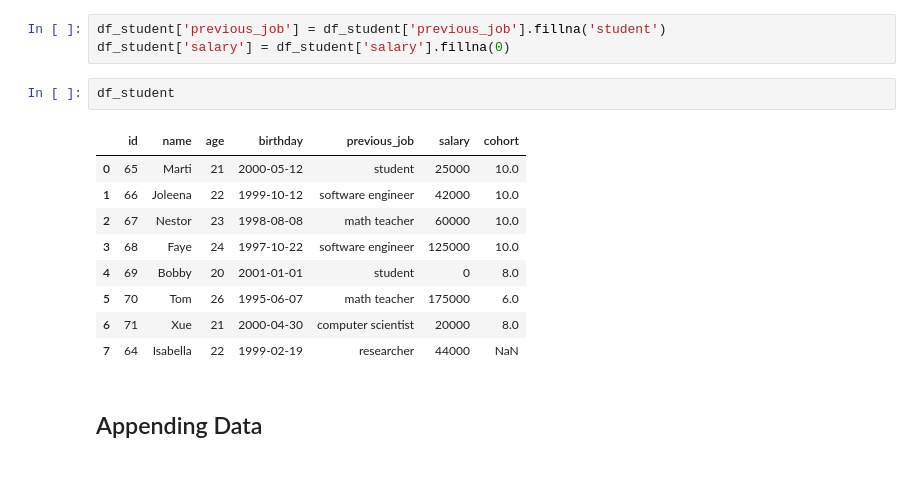
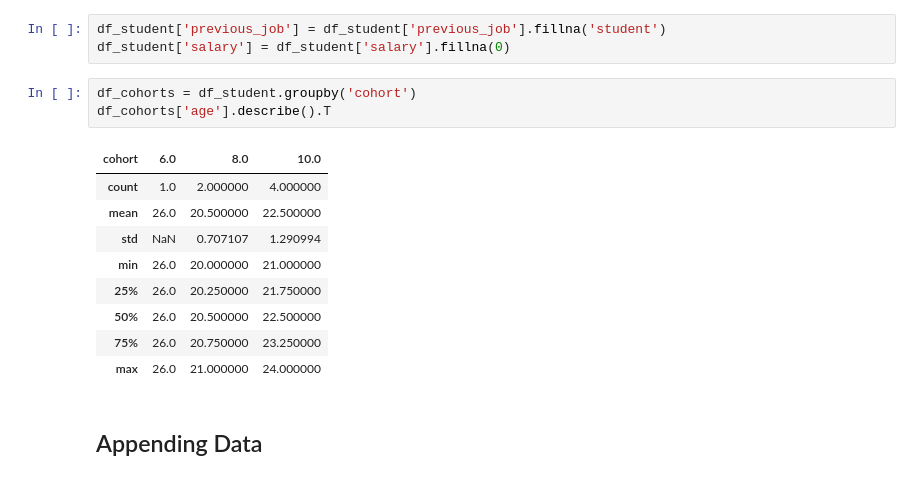
Before and after one commit to neteodorochavez/msds610-eda-pandas, a Jupyter notebook: EDA-Code.ipynb, the cells around one changed output. Cells and saved outputs as stored; diff of their text form.

```diff
--- a/EDA-Code.ipynb
+++ b/EDA-Code.ipynb
@@ -145,17 +169,18 @@ dtype: object
 df_student['previous_job'] = df_student['previous_job'].fillna('student')
 df_student['salary'] = df_student['salary'].fillna(0)
 # %%
-df_student
+df_cohorts = df_student.groupby('cohort')
+df_cohorts['age'].describe().T
 # %% [output]
-|  | id | name | age | birthday | previous_job | salary | cohort |
-| 0 | 65 | Marti | 21 | 2000-05-12 | student | 25000 | 10.0 |
-| 1 | 66 | Joleena | 22 | 1999-10-12 | software engineer | 42000 | 10.0 |
-| 2 | 67 | Nestor | 23 | 1998-08-08 | math teacher | 60000 | 10.0 |
-| 3 | 68 | Faye | 24 | 1997-10-22 | software engineer | 125000 | 10.0 |
-| 4 | 69 | Bobby | 20 | 2001-01-01 | student | 0 | 8.0 |
-| 5 | 70 | Tom | 26 | 1995-06-07 | math teacher | 175000 | 6.0 |
-| 6 | 71 | Xue | 21 | 2000-04-30 | computer scientist | 20000 | 8.0 |
-| 7 | 64 | Isabella | 22 | 1999-02-19 | researcher | 44000 | NaN |
+| cohort | 6.0 | 8.0 | 10.0 |
+| count | 1.0 | 2.000000 | 4.000000 |
+| mean | 26.0 | 20.500000 | 22.500000 |
+| std | NaN | 0.707107 | 1.290994 |
+| min | 26.0 | 20.000000 | 21.000000 |
+| 25% | 26.0 | 20.250000 | 21.750000 |
+| 50% | 26.0 | 20.500000 | 22.500000 |
+| 75% | 26.0 | 20.750000 | 23.250000 |
+| max | 26.0 | 21.000000 | 24.000000 |
 # %% [markdown]
 ## Appending Data
 # %%
```
Also changed, not shown: parts of 4 cells of this notebook, 5 other files.
